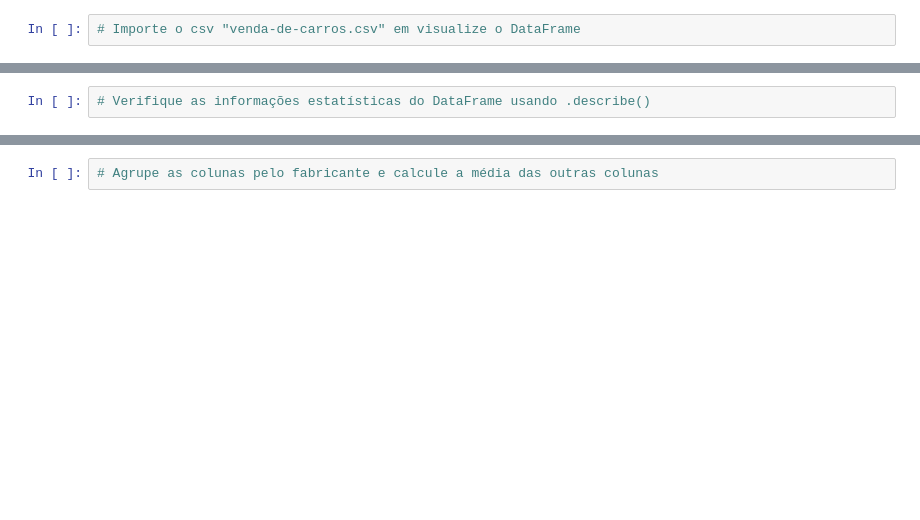
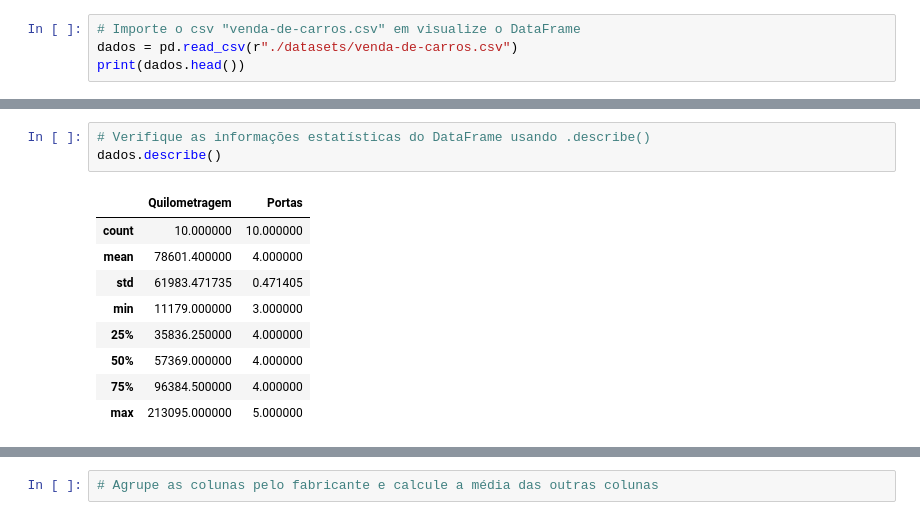
Before and after one commit to ricardoriverac/youxlab-treino-git, a Jupyter notebook: curso-dados/pandas_exercicios.ipynb, the cells around one changed output, grey strips where cells are left out. Drawn from its saved outputs; the diff is of its cells as text; blank space fills up the shorter version.

```diff
--- a/curso-dados/pandas_exercicios.ipynb
+++ b/curso-dados/pandas_exercicios.ipynb
@@ -11,2 +31,4 @@
 # %%
 # Importe o csv "venda-de-carros.csv" em visualize o DataFrame
+dados = pd.read_csv(r"./datasets/venda-de-carros.csv")
+print(dados.head())
@@ -15,4 +65,15 @@
 # %%
 # Verifique as informações estatísticas do DataFrame usando .describe()
+dados.describe()
+# %% [output]
+|  | Quilometragem | Portas |
+| count | 10.000000 | 10.000000 |
+| mean | 78601.400000 | 4.000000 |
+| std | 61983.471735 | 0.471405 |
+| min | 11179.000000 | 3.000000 |
+| 25% | 35836.250000 | 4.000000 |
+| 50% | 57369.000000 | 4.000000 |
+| 75% | 96384.500000 | 4.000000 |
+| max | 213095.000000 | 5.000000 |
 # %%
 # Liste mais informações sobre o DataFrame usando a função info()
```
Also changed, not shown: parts of 16 cells of this notebook, 1 other file.
